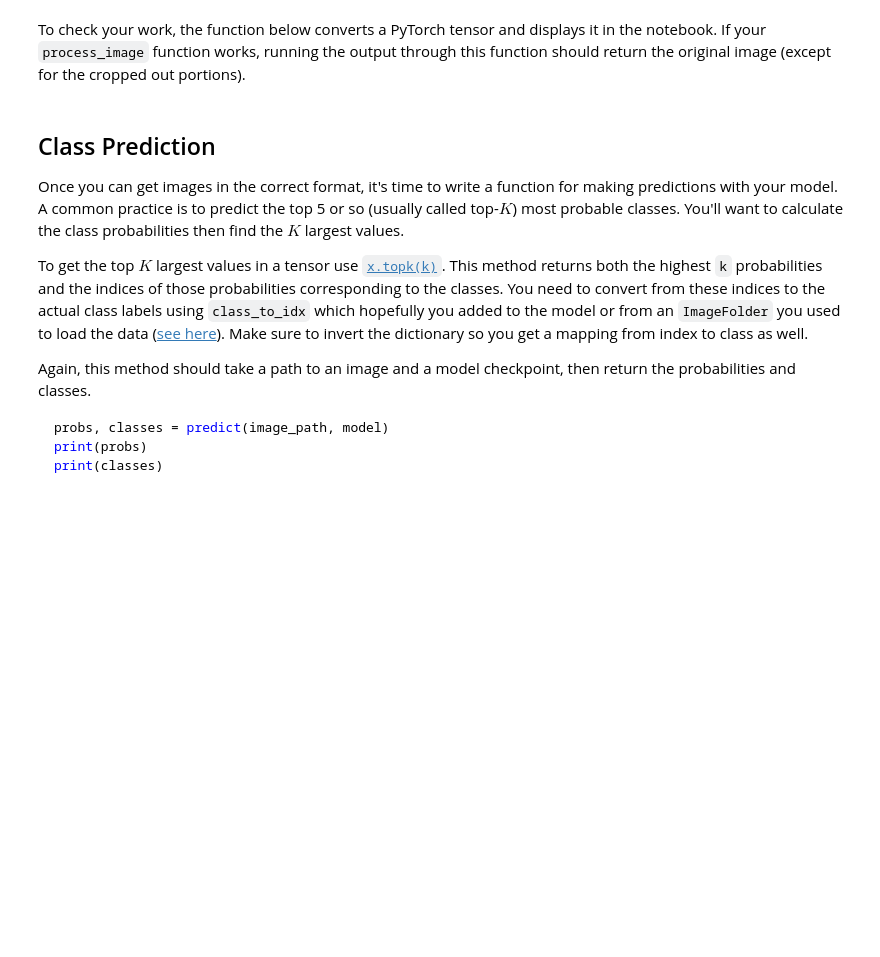
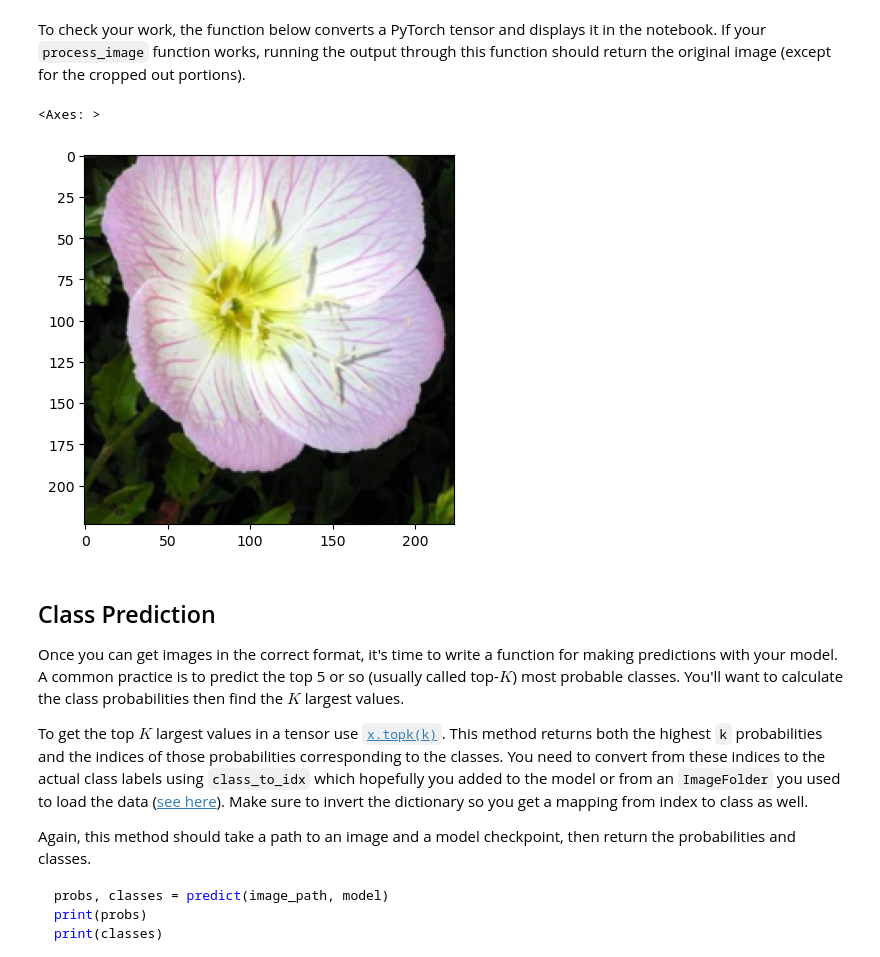
Before and after one commit to cvasilov1/udacity_AIPND_train_flower_network, a Jupyter notebook: Image Classifier Project.ipynb, the cells around one changed output. Drawn from its saved outputs; the diff is of its cells as text; code cells hidden in the pictures; blank space fills up the shorter version.

```diff
--- a/Image Classifier Project.ipynb
+++ b/Image Classifier Project.ipynb
@@ -97,0 +669,33 @@ At this point it's good to write a function that can load a checkpoint and rebui
+# %%
+# TODO: Write a function that loads a checkpoint and rebuilds the model
+
+import torch
+from torchvision import models
+from collections import OrderedDict
+
+def load_checkpoint(filepath):
+    """Loads a trained model from a checkpoint file."""
+    checkpoint = torch.load(filepath, map_location=torch.device("cpu"))  # Ensure compatibility
+
+    # Rebuild the same model architecture used in training
+    model = models.resnet50(pretrained=True)  # Must match the architecture used before
+    input_features = model.fc.in_features
+
+    # Match classifier naming exactly as in the saved model
+    model.fc = torch.nn.Sequential(OrderedDict([
+        ('fc1', torch.nn.Linear(input_features, 512)),
+        ('relu', torch.nn.ReLU()),
+        ('drop', torch.nn.Dropout(0.2)),
+        ('fc2', torch.nn.Linear(512, 102)),
+        ('output', torch.nn.LogSoftmax(dim=1))
+    ]))
+
+    # Load the trained weights
+    model.load_state_dict(checkpoint)
+
+    model.eval()  # Set to evaluation mode (important!)
+    return model
+
+# Load model
+model = load_checkpoint("best_model_cv.pth")
+print("\n✅ Model loaded successfully!")
@@ -123,8 +730 @@ As before, the network expects the images to be normalized in a specific way. Fo
 And finally, PyTorch expects the color channel to be the first dimension but it's the third dimension in the PIL image and Numpy array. You can reorder dimensions using [`ndarray.transpose`](https://docs.scipy.org/doc/numpy-1.13.0/reference/generated/numpy.ndarray.transpose.html). The color channel needs to be first and retain the order of the other two dimensions.
-# %%
-def process_image(image):
-    ''' Scales, crops, and normalizes a PIL image for a PyTorch model,
-        returns an Numpy array
-    '''
-
-    # TODO: Process a PIL image for use in a PyTorch model
@@ -151,6 +806,11 @@ def imshow(image, ax=None, title=None):
     ax.imshow(image)
 
     return ax
+# %%
+imshow(processed_image)  # Run this separately in a cell
+# %% [output]
+<Axes: >
+[figure, added]
 # %% [markdown]
 ## Class Prediction
 
```
Also changed, not shown: parts of 41 cells of this notebook, 6 other files.
